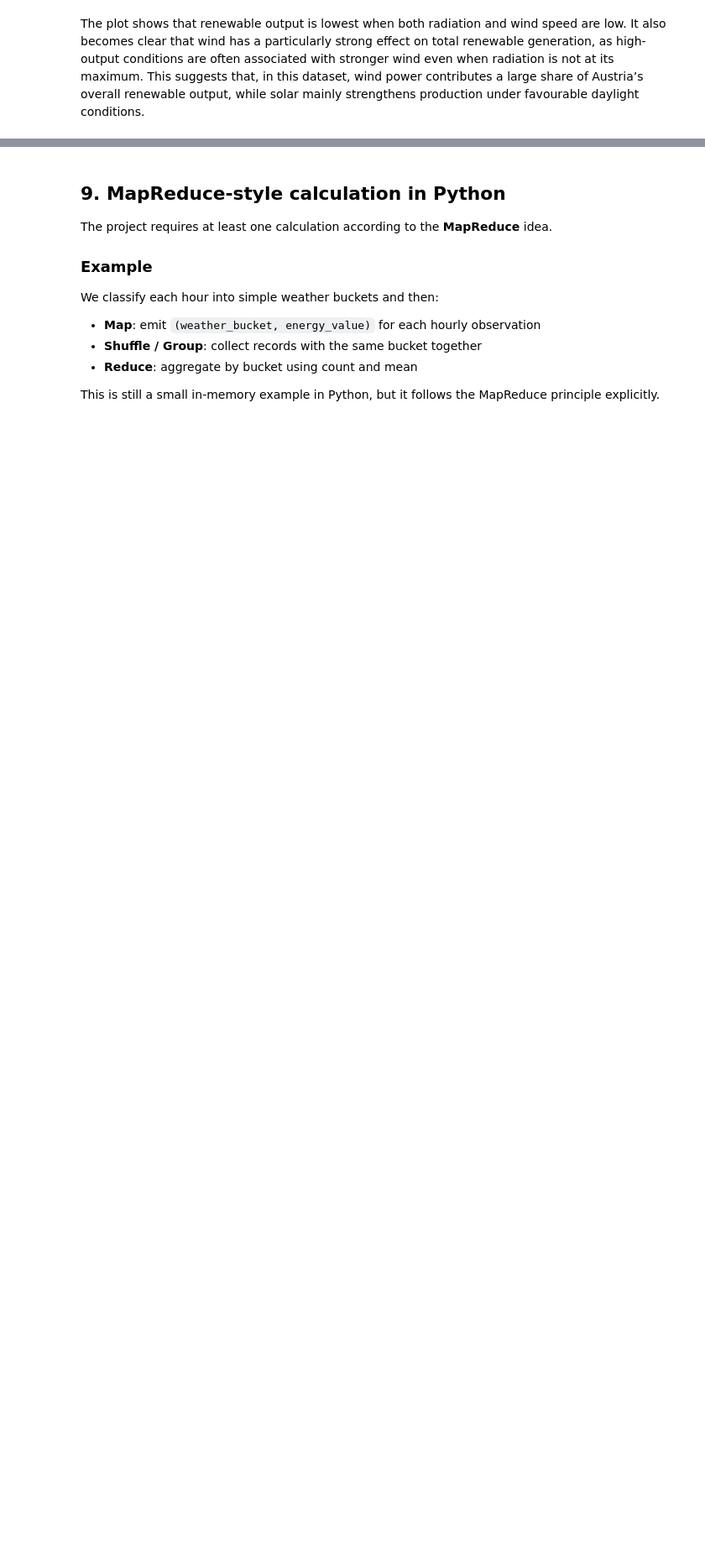
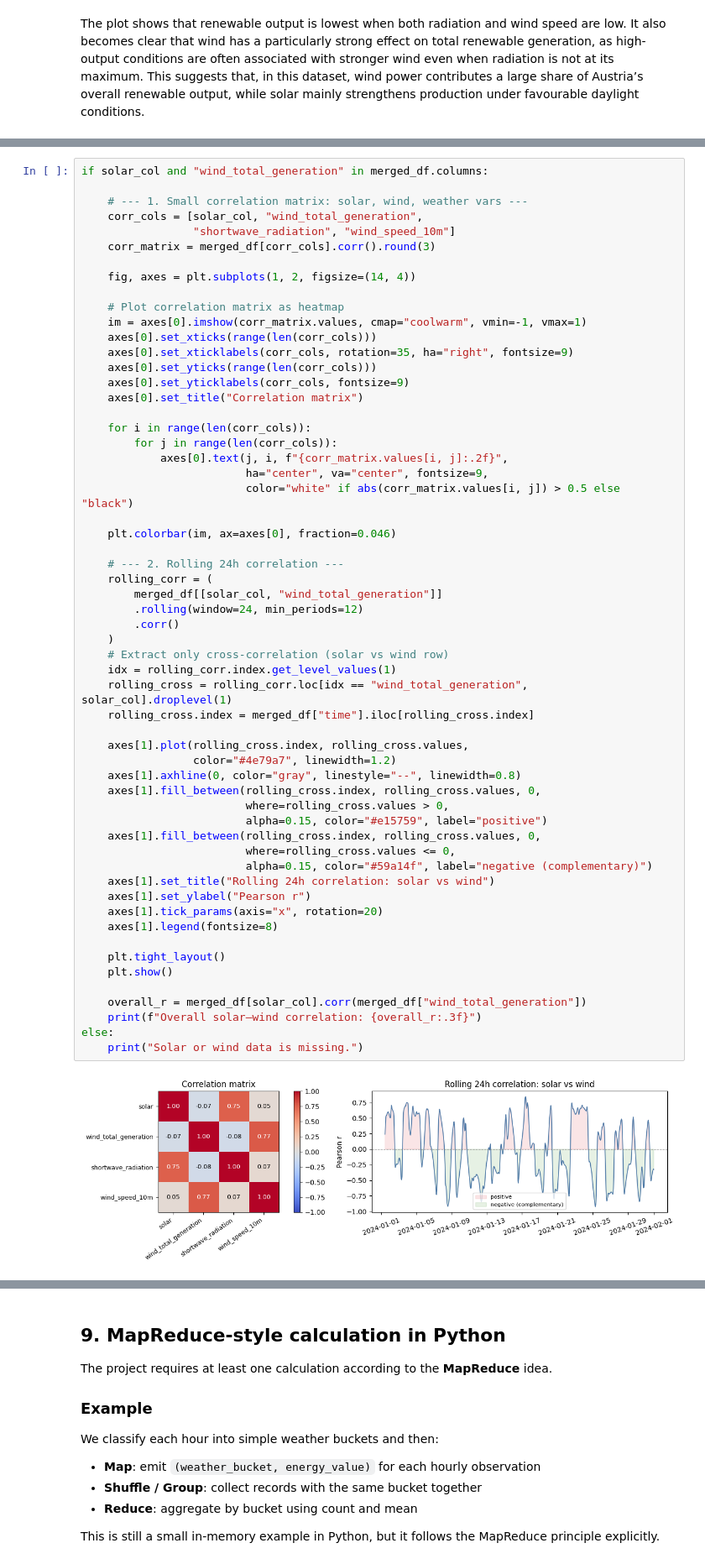
Before and after one commit to yosufe03/BDINF_Project, a Jupyter notebook: anaconda_projects/main.ipynb, the cells around one changed output, grey strips where cells are left out. Shown at 84% size. Cells and saved outputs as stored; diff of their text form; blank space fills up the shorter version.

```diff
--- a/anaconda_projects/main.ipynb
+++ b/anaconda_projects/main.ipynb
@@ -730,0 +740,60 @@ The plot shows that renewable output is lowest when both radiation and wind spee
+# %%
+if solar_col and "wind_total_generation" in merged_df.columns:
+
+    # --- 1. Small correlation matrix: solar, wind, weather vars ---
+    corr_cols = [solar_col, "wind_total_generation",
+                 "shortwave_radiation", "wind_speed_10m"]
+    corr_matrix = merged_df[corr_cols].corr().round(3)
+
+    fig, axes = plt.subplots(1, 2, figsize=(14, 4))
+
+    # Plot correlation matrix as heatmap
+    im = axes[0].imshow(corr_matrix.values, cmap="coolwarm", vmin=-1, vmax=1)
+    axes[0].set_xticks(range(len(corr_cols)))
+    axes[0].set_xticklabels(corr_cols, rotation=35, ha="right", fontsize=9)
+    axes[0].set_yticks(range(len(corr_cols)))
+    axes[0].set_yticklabels(corr_cols, fontsize=9)
+    axes[0].set_title("Correlation matrix")
+
+    for i in range(len(corr_cols)):
+        for j in range(len(corr_cols)):
+            axes[0].text(j, i, f"{corr_matrix.values[i, j]:.2f}",
+                         ha="center", va="center", fontsize=9,
+                         color="white" if abs(corr_matrix.values[i, j]) > 0.5 else "black")
+
+    plt.colorbar(im, ax=axes[0], fraction=0.046)
+
+    # --- 2. Rolling 24h correlation ---
+    rolling_corr = (
+        merged_df[[solar_col, "wind_total_generation"]]
+        .rolling(window=24, min_periods=12)
+        .corr()
+    )
+    # Extract only cross-correlation (solar vs wind row)
+    idx = rolling_corr.index.get_level_values(1)
+    rolling_cross = rolling_corr.loc[idx == "wind_total_generation", solar_col].droplevel(1)
+    rolling_cross.index = merged_df["time"].iloc[rolling_cross.index]
+
+    axes[1].plot(rolling_cross.index, rolling_cross.values,
+                 color="#4e79a7", linewidth=1.2)
+    axes[1].axhline(0, color="gray", linestyle="--", linewidth=0.8)
+    axes[1].fill_between(rolling_cross.index, rolling_cross.values, 0,
+                         where=rolling_cross.values > 0,
+                         alpha=0.15, color="#e15759", label="positive")
+    axes[1].fill_between(rolling_cross.index, rolling_cross.values, 0,
+                         where=rolling_cross.values <= 0,
+                         alpha=0.15, color="#59a14f", label="negative (complementary)")
+    axes[1].set_title("Rolling 24h correlation: solar vs wind")
+    axes[1].set_ylabel("Pearson r")
+    axes[1].tick_params(axis="x", rotation=20)
+    axes[1].legend(fontsize=8)
+
+    plt.tight_layout()
+    plt.show()
+
+    overall_r = merged_df[solar_col].corr(merged_df["wind_total_generation"])
+    print(f"Overall solar–wind correlation: {overall_r:.3f}")
+else:
+    print("Solar or wind data is missing.")
+# %% [output]
+[figure, added]
```
Also changed, not shown: parts of 6 cells of this notebook.
